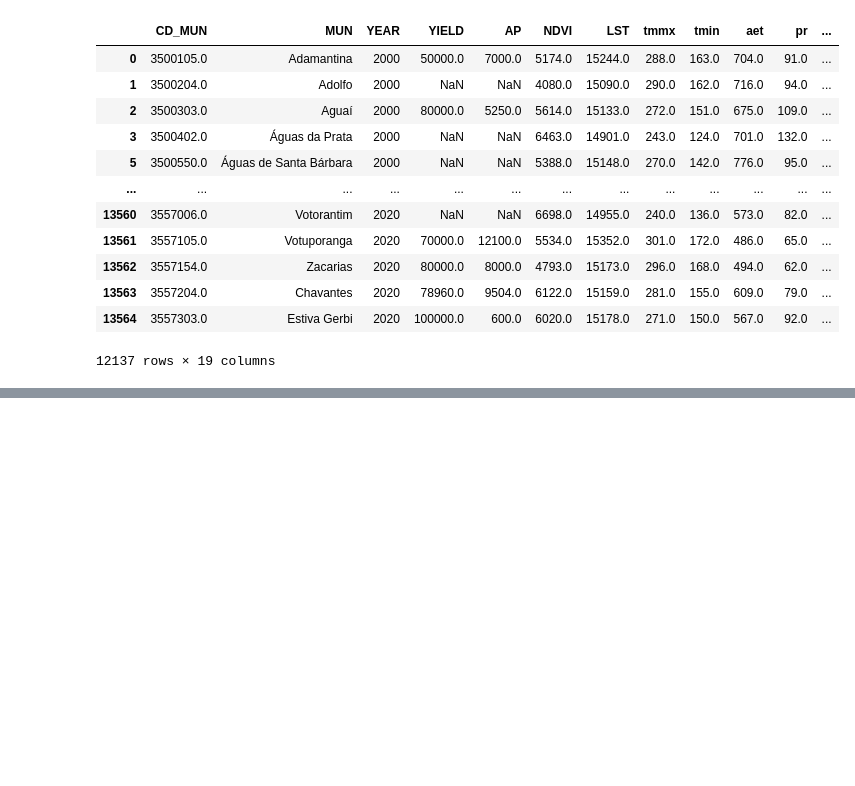
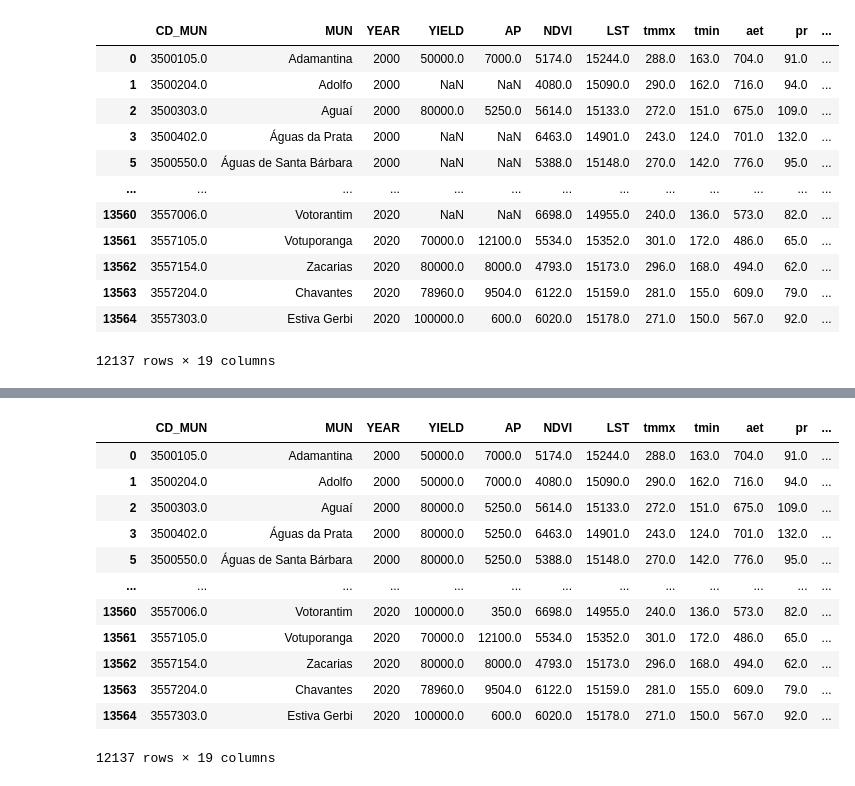
Before and after one commit to neli12/time-series-productivity-sp, a Jupyter notebook: Time series yield EDA.ipynb, the cells around one changed output, grey strips where cells are left out. Drawn from its saved outputs; the diff is of its cells as text; code cells hidden in the pictures; blank space fills up the shorter version.

```diff
--- a/Time series yield EDA.ipynb
+++ b/Time series yield EDA.ipynb
@@ -81,3 +94,19 @@ dat_new_clean
+# %%
+dat_new_clean
+# %% [output]
+|  | CD_MUN | MUN | YEAR | YIELD | AP | NDVI | LST | tmmx | tmin | aet | pr | ... |
+| 0 | 3500105.0 | Adamantina | 2000 | 50000.0 | 7000.0 | 5174.0 | 15244.0 | 288.0 | 163.0 | 704.0 | 91.0 | ... |
+| 1 | 3500204.0 | Adolfo | 2000 | 50000.0 | 7000.0 | 4080.0 | 15090.0 | 290.0 | 162.0 | 716.0 | 94.0 | ... |
+| 2 | 3500303.0 | Aguaí | 2000 | 80000.0 | 5250.0 | 5614.0 | 15133.0 | 272.0 | 151.0 | 675.0 | 109.0 | ... |
+| 3 | 3500402.0 | Águas da Prata | 2000 | 80000.0 | 5250.0 | 6463.0 | 14901.0 | 243.0 | 124.0 | 701.0 | 132.0 | ... |
+| 5 | 3500550.0 | Águas de Santa Bárbara | 2000 | 80000.0 | 5250.0 | 5388.0 | 15148.0 | 270.0 | 142.0 | 776.0 | 95.0 | ... |
+| ... | ... | ... | ... | ... | ... | ... | ... | ... | ... | ... | ... | ... |
+| 13560 | 3557006.0 | Votorantim | 2020 | 100000.0 | 350.0 | 6698.0 | 14955.0 | 240.0 | 136.0 | 573.0 | 82.0 | ... |
+| 13561 | 3557105.0 | Votuporanga | 2020 | 70000.0 | 12100.0 | 5534.0 | 15352.0 | 301.0 | 172.0 | 486.0 | 65.0 | ... |
+| 13562 | 3557154.0 | Zacarias | 2020 | 80000.0 | 8000.0 | 4793.0 | 15173.0 | 296.0 | 168.0 | 494.0 | 62.0 | ... |
+| 13563 | 3557204.0 | Chavantes | 2020 | 78960.0 | 9504.0 | 6122.0 | 15159.0 | 281.0 | 155.0 | 609.0 | 79.0 | ... |
+| 13564 | 3557303.0 | Estiva Gerbi | 2020 | 100000.0 | 600.0 | 6020.0 | 15178.0 | 271.0 | 150.0 | 567.0 | 92.0 | ... |
+12137 rows × 19 columns
 # %%
 ## Print to see if there are any zeros - From 642, we ended with 574 MUN - 68 were removed
 pd.DataFrame(dat_new_clean.groupby('MUN')['YIELD'].sum())
```
Also changed, not shown: parts of 3 cells of this notebook.
